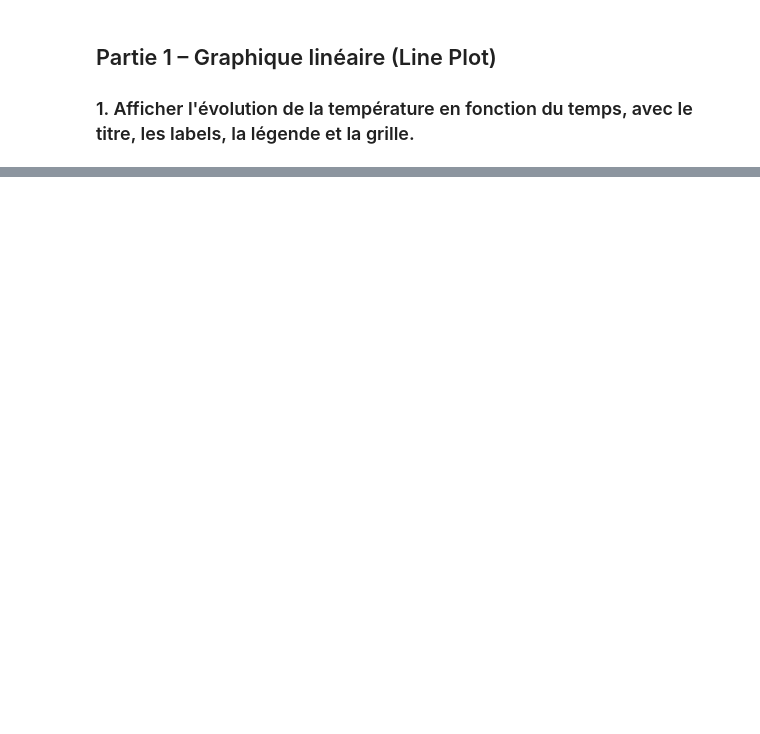
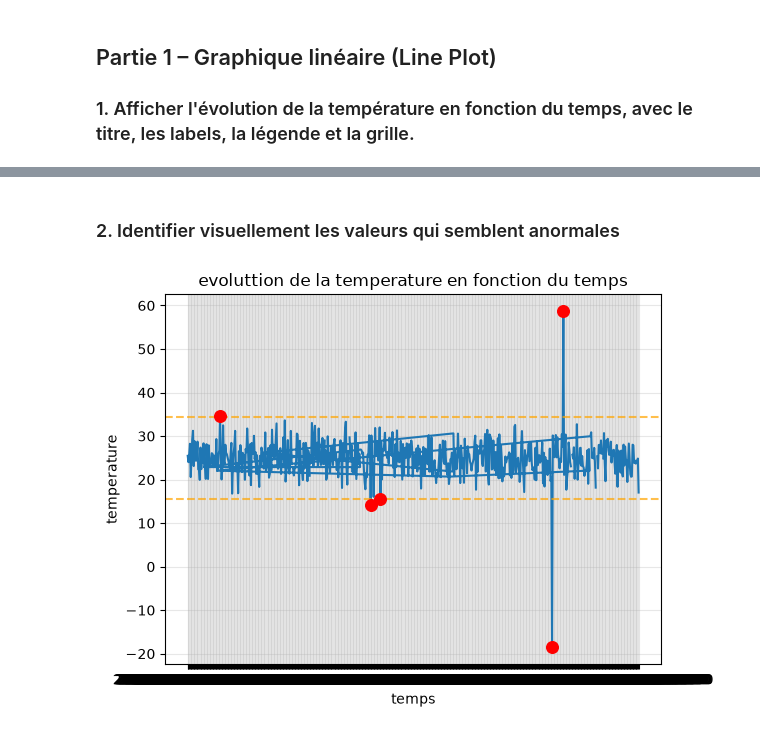
Before and after one commit to DIOPBARHAM/-atelier_matplotlib_iot-, a Jupyter notebook: notebooks/atelier_matplotlib_iot.ipynb, the cells around one changed output, grey strips where cells are left out. Cells and saved outputs as stored; diff of their text form; code cells hidden in the pictures; blank space fills up the shorter version.

```diff
--- a/notebooks/atelier_matplotlib_iot.ipynb
+++ b/notebooks/atelier_matplotlib_iot.ipynb
@@ -34,0 +35,24 @@ plt.show()
+# %% [markdown]
+### 2. Identifier visuellement les valeurs qui semblent anormales
+# %%
+Q1 = df['temperature'].quantile(0.25)
+Q3 = df['temperature'].quantile(0.75)
+IQR = Q3 - Q1
+seuil_bas = Q1 - 1.5 * IQR
+seuil_haut = Q3 + 1.5 * IQR
+
+anomalies = df[(df['temperature'] < seuil_bas) | (df['temperature'] > seuil_haut)]
+
+fig, ax = plt.subplots()
+ax.plot(df['date_heure'],df['temperature'])
+plt.scatter(anomalies['date_heure'], anomalies['temperature'], color='red', s=70, label='Valeurs anormales', zorder=5)
+plt.axhline(seuil_bas, color='orange', linestyle='--', alpha=0.7, label='Seuil bas')
+plt.axhline(seuil_haut, color='orange', linestyle='--', alpha=0.7, label='Seuil haut')
+
+plt.title("evoluttion de la temperature en fonction du temps")
+plt.xlabel("temps")
+plt.ylabel("temperature")
+plt.grid(True,alpha=0.3)
+plt.show()
+# %% [output]
+[figure, added]
```
Also changed, not shown: parts of 4 cells of this notebook.
